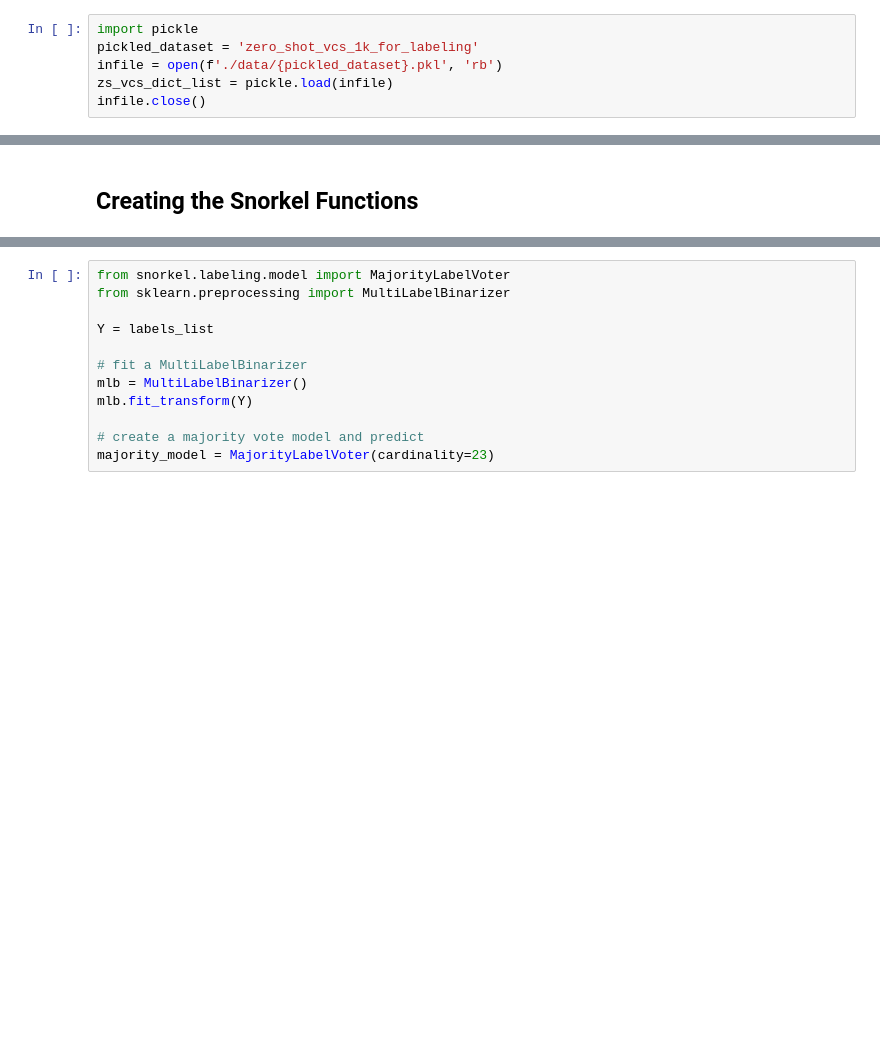
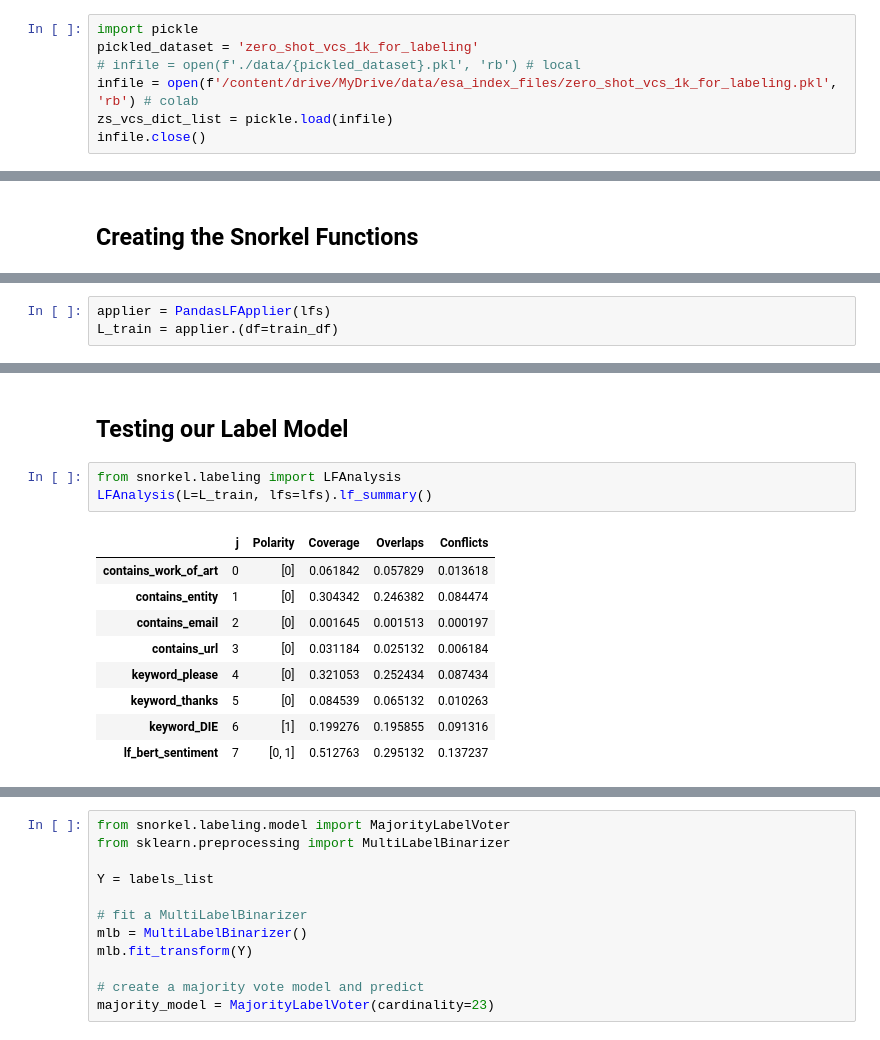
Before and after one commit to CER-REC/esa-data-bank_banque-donnees-ees, a Jupyter notebook: Codes/Section_05_VEC_Labeling_for_Tables/03_esa_table_vec_data_labeling_with_snorkel.ipynb, the cells around one changed output, grey strips where cells are left out. Cells and saved outputs as stored; diff of their text form; blank space fills up the shorter version.

```diff
--- a/Codes/Section_05_VEC_Labeling_for_Tables/03_esa_table_vec_data_labeling_with_snorkel.ipynb
+++ b/Codes/Section_05_VEC_Labeling_for_Tables/03_esa_table_vec_data_labeling_with_snorkel.ipynb
@@ -1247,7 +1510,8 @@ keywords
 # %%
 import pickle
 pickled_dataset = 'zero_shot_vcs_1k_for_labeling'
-infile = open(f'./data/{pickled_dataset}.pkl', 'rb')
+# infile = open(f'./data/{pickled_dataset}.pkl', 'rb') # local
+infile = open(f'/content/drive/MyDrive/data/esa_index_files/zero_shot_vcs_1k_for_labeling.pkl', 'rb') # colab
 zs_vcs_dict_list = pickle.load(infile)
 infile.close()
 # %%
@@ -1314,0 +1641,3 @@ def keyword_lookup(x, keywords, label):
+# %%
+applier = PandasLFApplier(lfs)
+L_train = applier.(df=train_df)
@@ -1314,0 +1688,15 @@ def keyword_lookup(x, keywords, label):
+# %% [markdown]
+## Testing our Label Model
+# %%
+from snorkel.labeling import LFAnalysis
+LFAnalysis(L=L_train, lfs=lfs).lf_summary()
+# %% [output]
+|  | j | Polarity | Coverage | Overlaps | Conflicts |
+| contains_work_of_art | 0 | [0] | 0.061842 | 0.057829 | 0.013618 |
+| contains_entity | 1 | [0] | 0.304342 | 0.246382 | 0.084474 |
+| contains_email | 2 | [0] | 0.001645 | 0.001513 | 0.000197 |
+| contains_url | 3 | [0] | 0.031184 | 0.025132 | 0.006184 |
+| keyword_please | 4 | [0] | 0.321053 | 0.252434 | 0.087434 |
+| keyword_thanks | 5 | [0] | 0.084539 | 0.065132 | 0.010263 |
+| keyword_DIE | 6 | [1] | 0.199276 | 0.195855 | 0.091316 |
+| lf_bert_sentiment | 7 | [0, 1] | 0.512763 | 0.295132 | 0.137237 |
```
Also changed, not shown: parts of 17 cells of this notebook.
